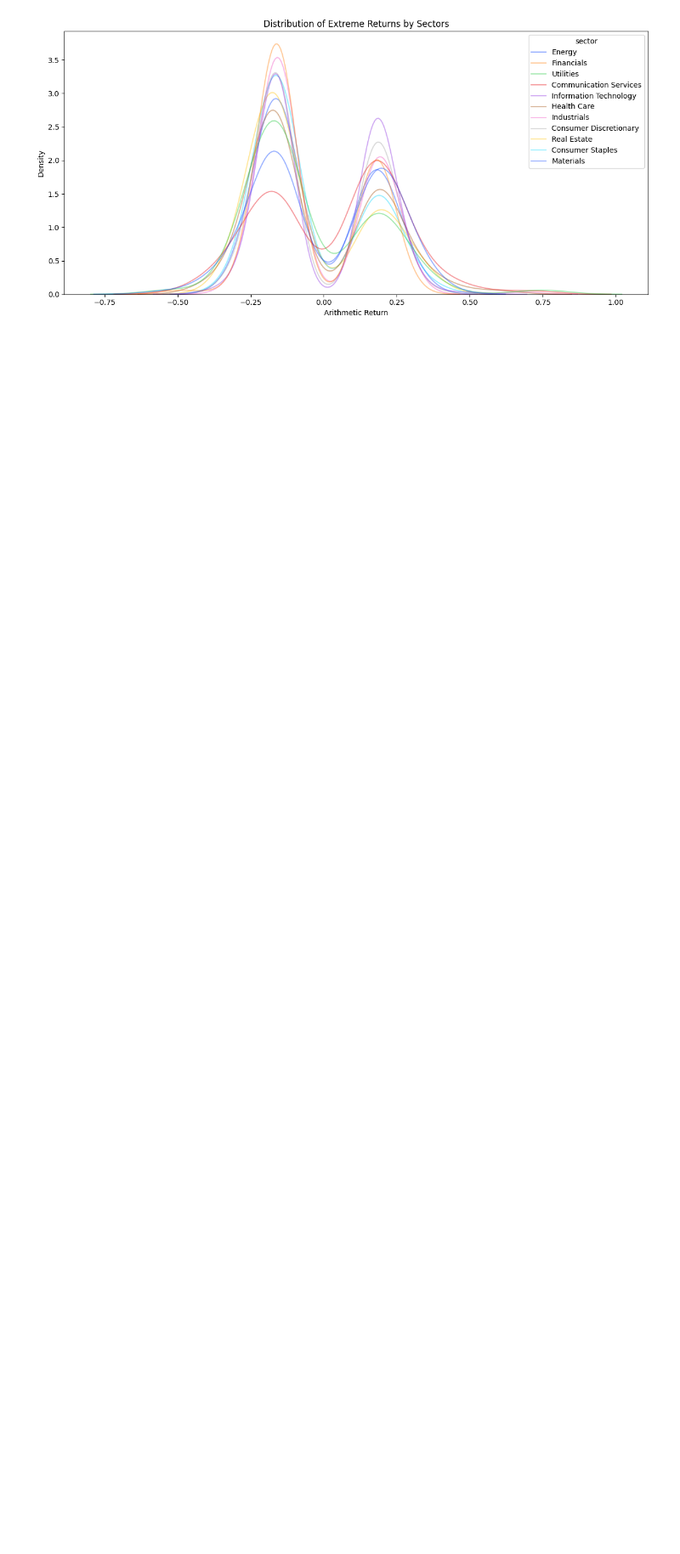
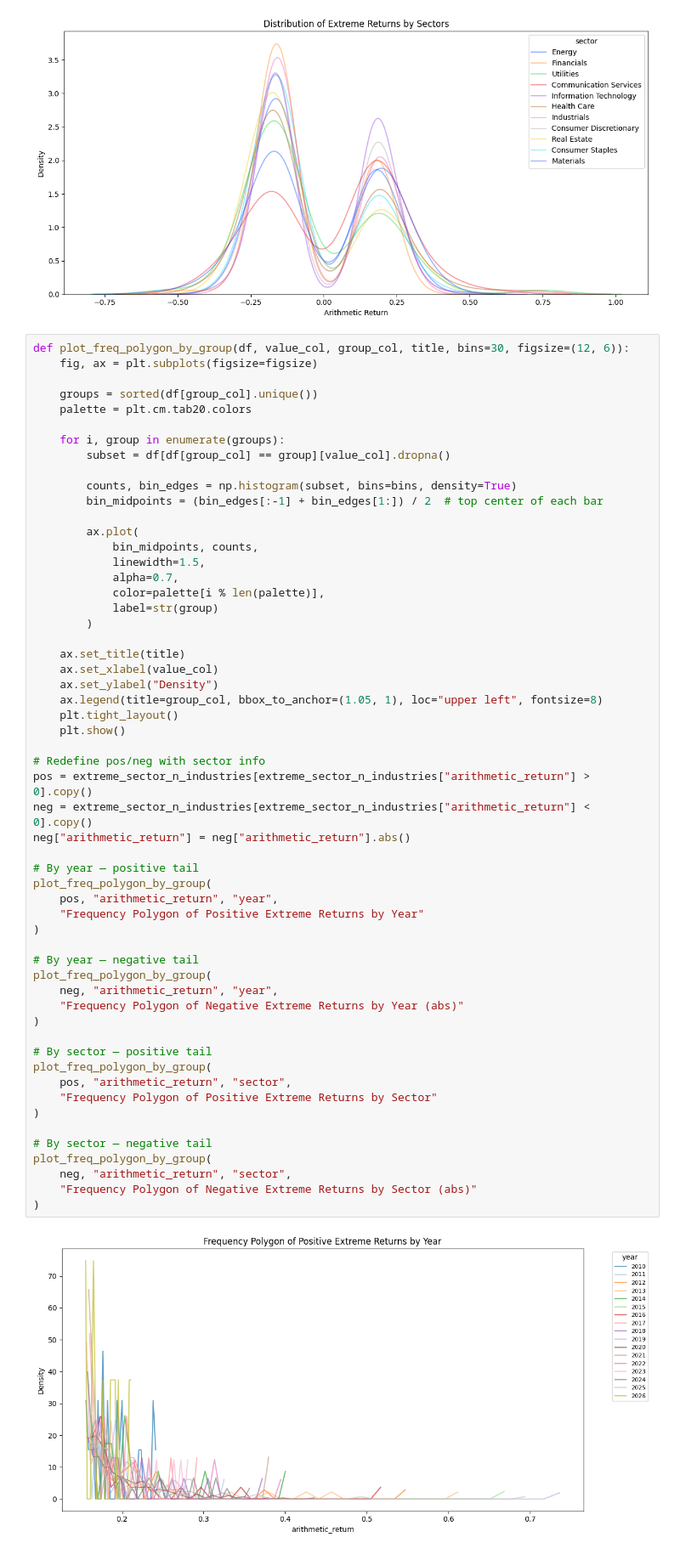
Before and after one commit to PierreNiberon/CFDS-Project, a Jupyter notebook: 7_large_returns_features_pct.ipynb, the cells around one changed output. Shown at 85% size. Drawn from its saved outputs; the diff is of its cells as text; blank space fills up the shorter version.

Commit message:
Add line graphs for clustering

```diff
--- a/7_large_returns_features_pct.ipynb
+++ b/7_large_returns_features_pct.ipynb
@@ -456,3 +456,61 @@ plt.tight_layout()
 plt.show()
 # %% [output]
 [figure]
+# %%
+def plot_freq_polygon_by_group(df, value_col, group_col, title, bins=30, figsize=(12, 6)):
+    fig, ax = plt.subplots(figsize=figsize)
+
+    groups = sorted(df[group_col].unique())
+    palette = plt.cm.tab20.colors
+
+    for i, group in enumerate(groups):
+        subset = df[df[group_col] == group][value_col].dropna()
+
+        counts, bin_edges = np.histogram(subset, bins=bins, density=True)
+        bin_midpoints = (bin_edges[:-1] + bin_edges[1:]) / 2  # top center of each bar
+
+        ax.plot(
+            bin_midpoints, counts,
+            linewidth=1.5,
+            alpha=0.7,
+            color=palette[i % len(palette)],
+            label=str(group)
+        )
+
+    ax.set_title(title)
+    ax.set_xlabel(value_col)
+    ax.set_ylabel("Density")
+    ax.legend(title=group_col, bbox_to_anchor=(1.05, 1), loc="upper left", fontsize=8)
+    plt.tight_layout()
+    plt.show()
+
+# Redefine pos/neg with sector info
+pos = extreme_sector_n_industries[extreme_sector_n_industries["arithmetic_return"] > 0].copy()
+neg = extreme_sector_n_industries[extreme_sector_n_industries["arithmetic_return"] < 0].copy()
+neg["arithmetic_return"] = neg["arithmetic_return"].abs()
+
+# By year — positive tail
+plot_freq_polygon_by_group(
+    pos, "arithmetic_return", "year",
+    "Frequency Polygon of Positive Extreme Returns by Year"
+)
+
+# By year — negative tail
+plot_freq_polygon_by_group(
+    neg, "arithmetic_return", "year",
+    "Frequency Polygon of Negative Extreme Returns by Year (abs)"
+)
+
+# By sector — positive tail
+plot_freq_polygon_by_group(
+    pos, "arithmetic_return", "sector",
+    "Frequency Polygon of Positive Extreme Returns by Sector"
+)
+
+# By sector — negative tail
+plot_freq_polygon_by_group(
+    neg, "arithmetic_return", "sector",
+    "Frequency Polygon of Negative Extreme Returns by Sector (abs)"
+)
+# %% [output]
+[figure, added]
```
Also changed, not shown: parts of 1 cell of this notebook.
